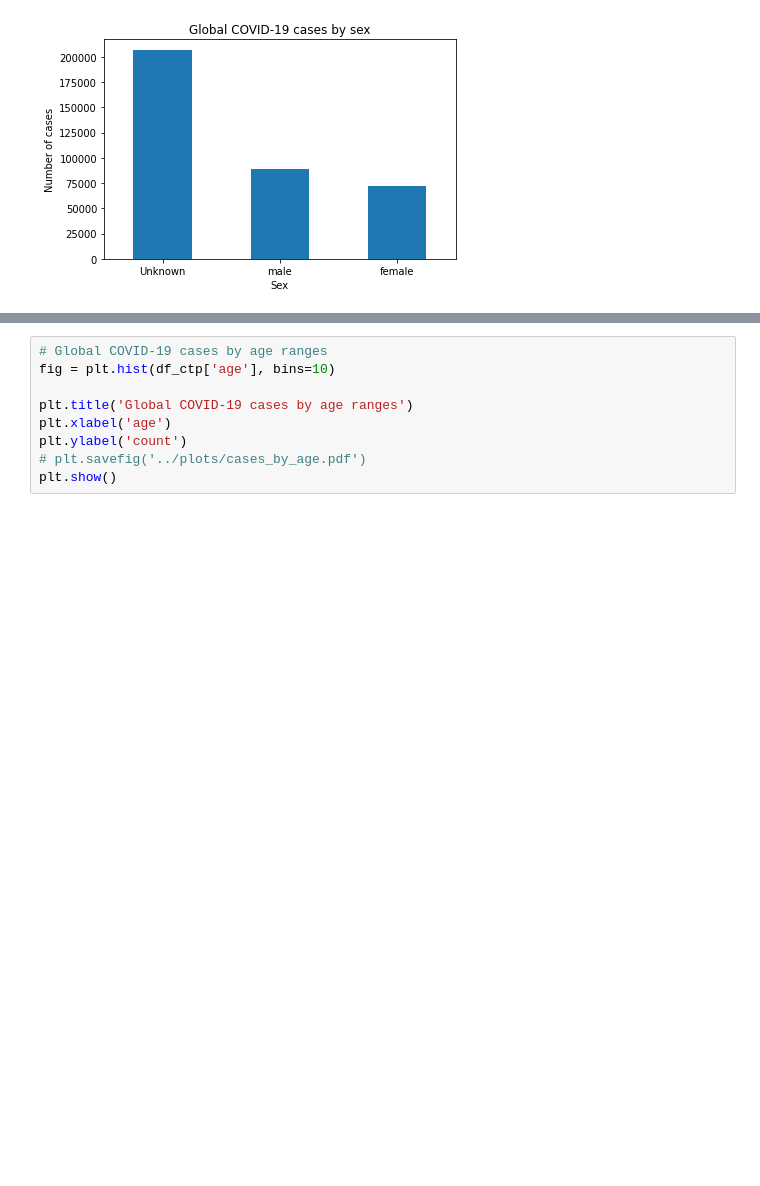
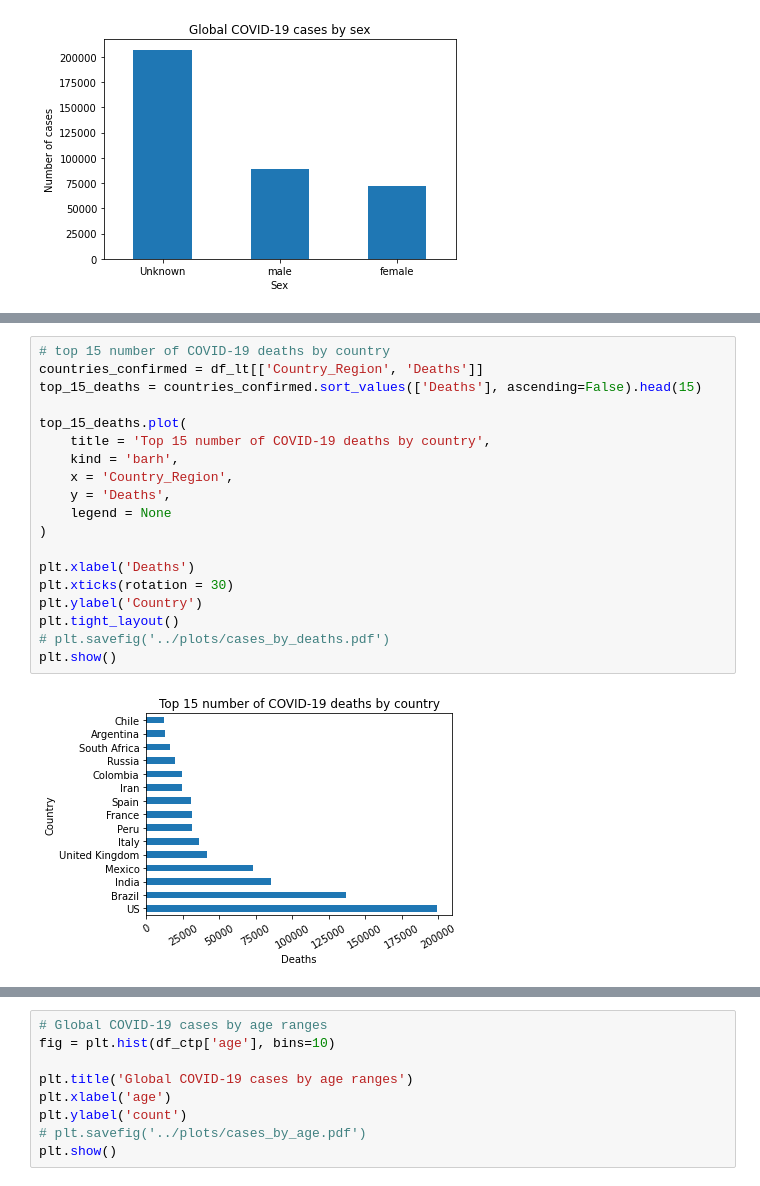
Before and after one commit to klam98/COVID-19-Data-Mining, a Jupyter notebook: src/eda.ipynb, the cells around one changed output, grey strips where cells are left out. Saved outputs shown, nothing was run; the diff lists cells and outputs as text; blank space fills up the shorter version.

```diff
--- a/src/eda.ipynb
+++ b/src/eda.ipynb
@@ -102,0 +126,21 @@ plt.show()
+# %%
+# top 15 number of COVID-19 deaths by country
+countries_confirmed = df_lt[['Country_Region', 'Deaths']]
+top_15_deaths = countries_confirmed.sort_values(['Deaths'], ascending=False).head(15)
+
+top_15_deaths.plot(
+    title = 'Top 15 number of COVID-19 deaths by country',
+    kind = 'barh',
+    x = 'Country_Region',
+    y = 'Deaths',
+    legend = None
+)
+
+plt.xlabel('Deaths')
+plt.xticks(rotation = 30)
+plt.ylabel('Country')
+plt.tight_layout()
+# plt.savefig('../plots/cases_by_deaths.pdf')
+plt.show()
+# %% [output]
+[figure, added]
```
Also changed, not shown: parts of 10 cells of this notebook, 7 other files.
